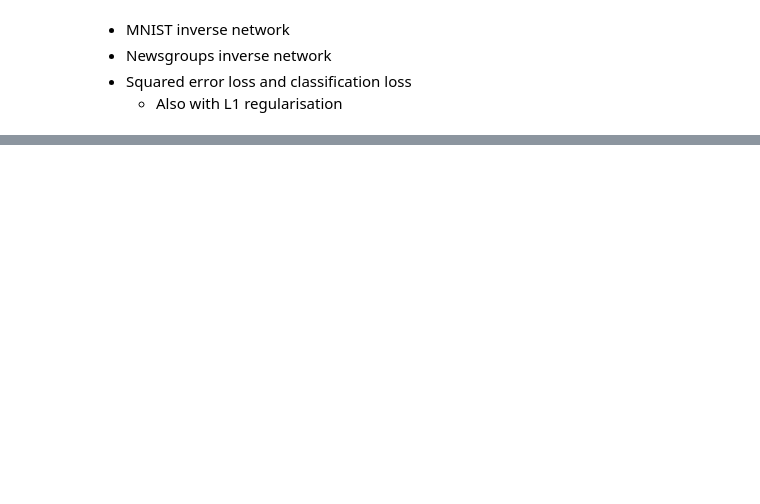
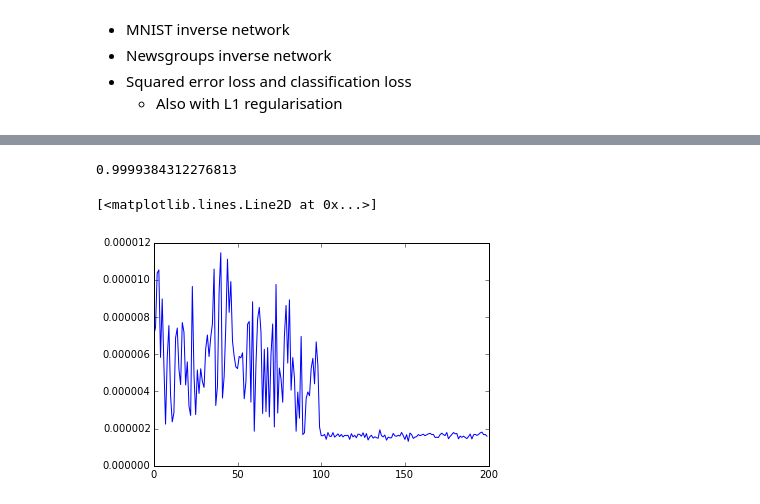
Before and after one commit to christopher-beckham/msc, a Jupyter notebook: notebooks/autoencoders_for_feature_rankings.ipynb, the cells around one changed output, grey strips where cells are left out. Drawn from its saved outputs; the diff is of its cells as text; code cells hidden in the pictures; blank space fills up the shorter version.

```diff
--- a/notebooks/autoencoders_for_feature_rankings.ipynb
+++ b/notebooks/autoencoders_for_feature_rankings.ipynb
@@ -152,0 +132,36 @@ plt.plot( np.mean(np.abs(grads_for_xt9),axis=0).flatten() )
+# %%
+def mlp(X_data, y_data, num_hidden_units=None, lamb=0.0):
+    if num_hidden_units == None:
+        num_hidden_units = X_data.shape[1]/2
+    a_in = InputLayer( (None, X_data.shape[1]) )
+    a_hidden = DenseLayer(a_in, num_units=num_hidden_units)
+    a_out = DenseLayer(a_hidden, num_units=np.max(y_data)+1, nonlinearity=softmax)
+    # hacky
+    print a_hidden.output_shape
+    z_hidden = InputLayer(a_hidden.output_shape, W=a_hidden.W)
+    z_out = DenseLayer(z_hidden, num_units=np.max(y_data)+1, nonlinearity=softmax, W=a_out.W)
+    # ---
+    X = T.fmatrix('X')
+    y = T.ivector('y')
+    loss = categorical_crossentropy( get_output(a_out, X), y ).mean() + \
+        lamb*regularize_layer_params(a_out, l1)
+    z_loss = categorical_crossentropy( get_output(z_out, X), y ).mean() + \
+        lamb*regularize_layer_params(z_out, l1)
+    params = get_all_params(a_out)
+    updates = nesterov_momentum(loss, params, 0.01, 0.9)
+    train_fn = theano.function([X, y], loss, updates=updates)
+    # the loss fn is defined in terms of X -> hidden -> out
+    x_grad_fn = theano.function([X, y], T.grad(loss, X))
+    predict_fn = theano.function([X], get_output(a_out, X) )
+    loss_fn = theano.function([X, y], loss )
+    # hacky
+    hidden_grad_fn = theano.function([X, y], T.grad(z_loss, X))
+    hidden_predict_fn = theano.function([X], get_output(a_hidden, X))
+    # ---
+    return {"net": a_out,
+            "train_fn":train_fn,
+            "x_grad_fn":x_grad_fn,
+            "predict_fn":predict_fn,
+            "hidden_grad_fn":hidden_grad_fn,
+            "hidden_predict_fn":hidden_predict_fn,
+            "loss_fn": loss_fn}
@@ -152,0 +172,2 @@ plt.plot( np.mean(np.abs(grads_for_xt9),axis=0).flatten() )
+# %%
+train_net(X_total, y_total, mlp2["train_fn"], num_epochs=200, batch_size=128, shuffle=True)
@@ -152,0 +192,9 @@ plt.plot( np.mean(np.abs(grads_for_xt9),axis=0).flatten() )
+# %%
+get_accuracy(X_total, y_total, mlp2["predict_fn"])
+# %% [output]
+0.9999384312276813
+# %%
+plt.plot( get_mean_abs_grad(X_total, y_total, mlp2["x_grad_fn"]) )
+# %% [output]
+[<matplotlib.lines.Line2D at 0x...>]
+[figure, added]
```
Also changed, not shown: parts of 45 cells of this notebook, 1 other file.
